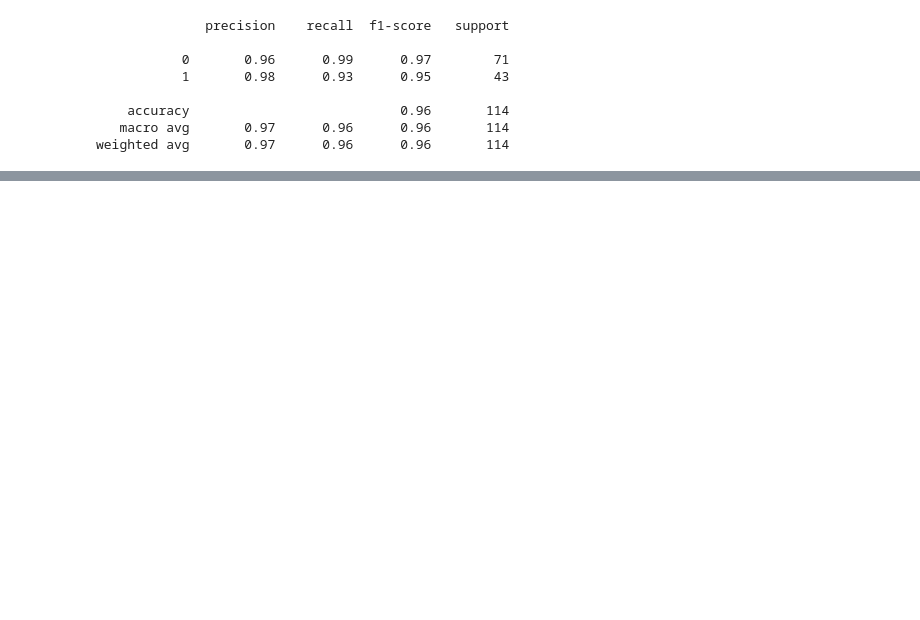
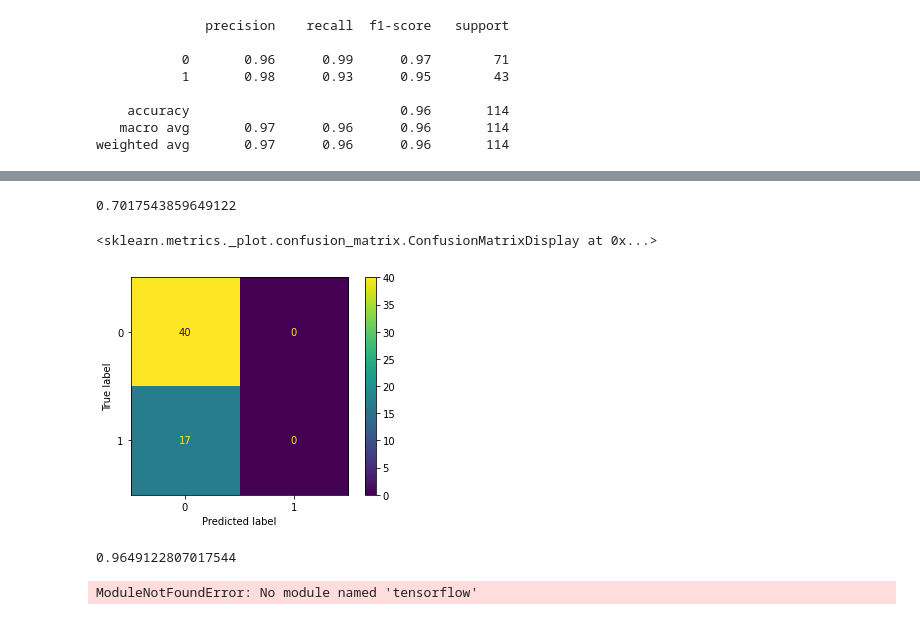
Before and after one commit to colinoy/BreastCancerPrediction, a Jupyter notebook: BreastCancer.ipynb, the cells around one changed output, grey strips where cells are left out. Saved outputs shown, nothing was run; the diff lists cells and outputs as text; code cells hidden in the pictures; blank space fills up the shorter version.

```diff
--- a/BreastCancer_EDA.ipynb
+++ b/BreastCancer.ipynb
@@ -405,3 +416,16 @@ disp.plot()
 0.9649122807017544
 <sklearn.metrics._plot.confusion_matrix.ConfusionMatrixDisplay at 0x...>
 [figure]
+# %%
+#implemnting grid search for the random forest algorithm
+from sklearn.model_selection import GridSearchCV
+
+""" using grid search to find the best parameters for the random forest algorithm.
+grid search is a method that tries different combinations of parameters to find the best one. Here we are trying to find the best parameters for the random forest algorithm.
+We will be using the GridSearchCV class from Scikit-learn which accepts possible values for desired hyperparameters and fits separate models on the given data for each combination of hyperparameters.
+"""
+
+grid_cv = GridSearchCV(estimator=rf, param_grid={'n_estimators': [10, 50, 100, 200, 300, 400, 500, 600, 700, 800, 900, 1000],
+                                                'max_depth': [1, 2, 3, 4, 5, 6, 7, 8, 9, 10]},  scoring='accuracy', cv=10)
+#cv is the number of folds that we want to use for the cross validation
+grid_cv.fit(X_train, y_train)
@@ -438,19 +464,13 @@ XGBoost is a gradient boosting algorithm that uses decision trees to train the m
 XGBoost is an ensemble learning algorithm meaning that it combines the results of many models, called base learners to make a prediction.
 Just like in Random Forests, XGBoost uses Decision Trees as base learners.
 """
-scaler = MinMaxScaler()
-X_train, X_test, y_train, y_test = train_test_split(x, y, test_size= 0.2, random_state=42)
-
-scaler.fit(X_train)
-X_scaled = scaler.transform(X_train)
-X_test_scaled = scaler.transform(X_test)
 
 xgb = XGBClassifier(use_label_encoder=False, learning_rate=0.1, n_estimators=100, max_depth=5)
 #learning_rate is the learning rate of the gradient descent algorithm
 #use_label_encoder is a boolean that indicates whether to use the label encoder or not
 
-xgb.fit(X_scaled, y_train)
-pred1 = xgb.predict(X_test_scaled)
+xgb.fit(X_train, y_train)
+pred1 = xgb.predict(X_test)
 print(accuracy_score(y_test, pred1))
 
 cm = confusion_matrix(y_test, pred, labels=xgb.classes_)
@@ -498,22 +518,29 @@ We can see that using the best parameters we got from the grid search, we get an
 # %%
 """
 Implementing Support Vector Machine.
 Support Vector Machines are supervised learning models for classification and regression problems.
 They can solve linear and non-linear problems and work well for many practical problems.
 The idea of this model is to find a hyperplane that separates the data into two classes,
 and then to classify new data points based on the distance to the hyperplane.
 The goal of the line is to maximizing the margin between the points on either side of the so called decision line (the hyperplane)
 so that the points on the one side of the line are more likely to be classified as belonging to the positive class, and the points on the other side are more likely to be classified as belonging to the negative class.
 """
 
 from sklearn.svm import SVC #Support Vector Classifier
-sv = SVC(kernel='linear', C=1)
+sv = SVC(kernel='rbf', C=1, gamma=0.1)
+#kernel is the type of kernel function to use in the algorithm.
+#C is the penalty parameter of the error term.
+#gamma is the parameter of the kernel function.
 sv.fit(X_train, y_train)
 pred = sv.predict(X_test)
 
 
 print(accuracy_score(y_test, pred))
 
 cm = confusion_matrix(y_test, pred, labels=sv.classes_)
 disp = ConfusionMatrixDisplay(confusion_matrix=cm,display_labels=sv.classes_)
 disp.plot()
+# %% [output]
+0.7017543859649122
+<sklearn.metrics._plot.confusion_matrix.ConfusionMatrixDisplay at 0x...>
+[figure, added]
@@ -519,0 +556,31 @@ disp.plot()
+# %%
+"""
+implemting naive bayes classifier.
+naive bayes classifier is a simple classifier that assumes that the features are independent of each other.
+A Naive Bayes classifier is a probabilistic machine learning model base on Bayes theorem.
+"""
+
+from sklearn.naive_bayes import GaussianNB
+naive = GaussianNB()
+naive.fit(X_train, y_train)
+pred = naive.predict(X_test)
+print(accuracy_score(y_test, pred))
+# %% [output]
+0.9649122807017544
+# %%
+"""
+Implemtning Neural Network.
+Neural Networks are a type of artificial neural network, which is a type of artificial neural network that is based on the idea of a network of neurons.
+The neurons are connected by a weight matrix, which is a matrix of weights that connect the neurons.
+each neuron is connected to all the other neurons in the network, and the weights are updated based on the error of the output of the neuron.
+each neuron has activation function, which is a function that maps the input to the output.
+we are going to use Neural Network for classification problems, however today Neural Network is used for both classification and regression problems.
+we will be using the Keras library to implement the Neural Network.
+"""
+#importing the Keras library
+import keras
+import tensorflow as tf
+
+from keras.models import Sequential
+# %% [output]
+ModuleNotFoundError: No module named 'tensorflow'
```
Also changed, not shown: parts of 28 cells of this notebook, 1 other file.
